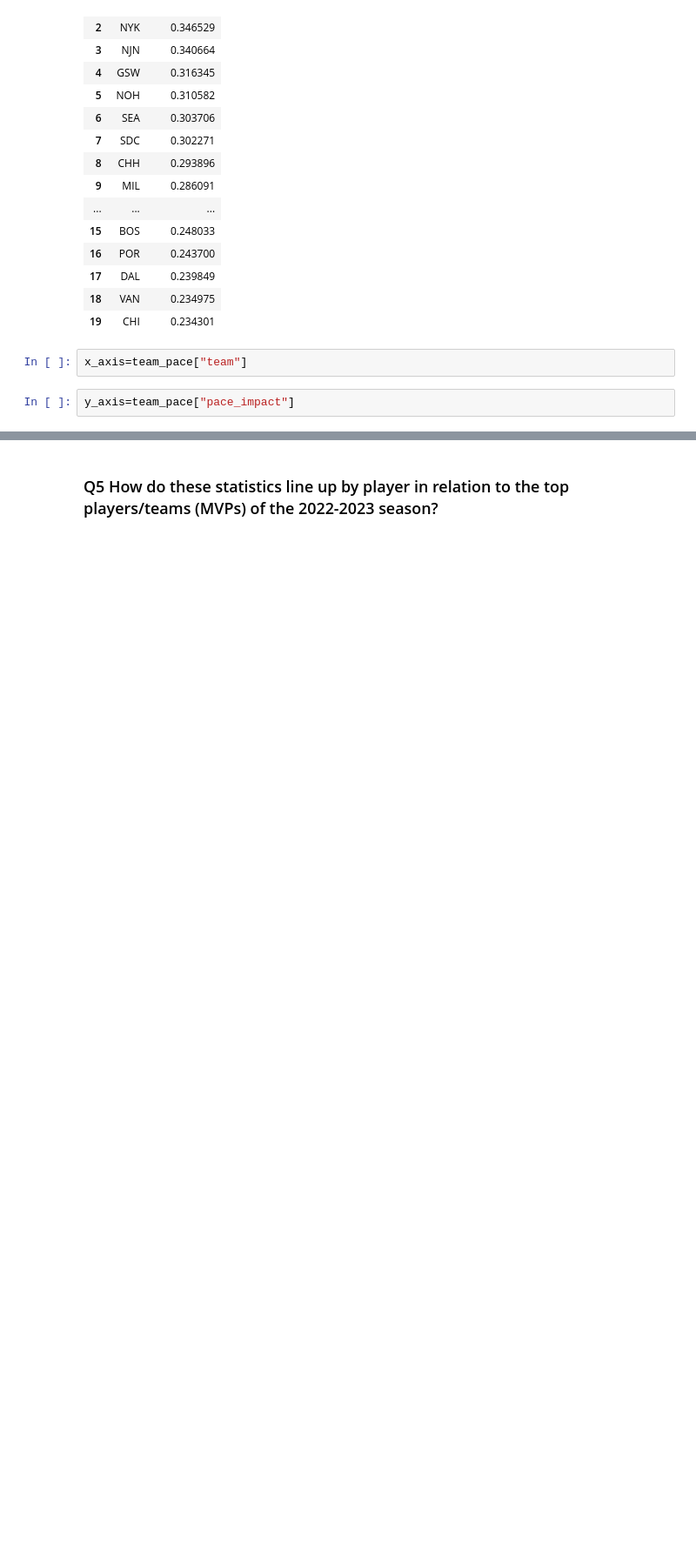
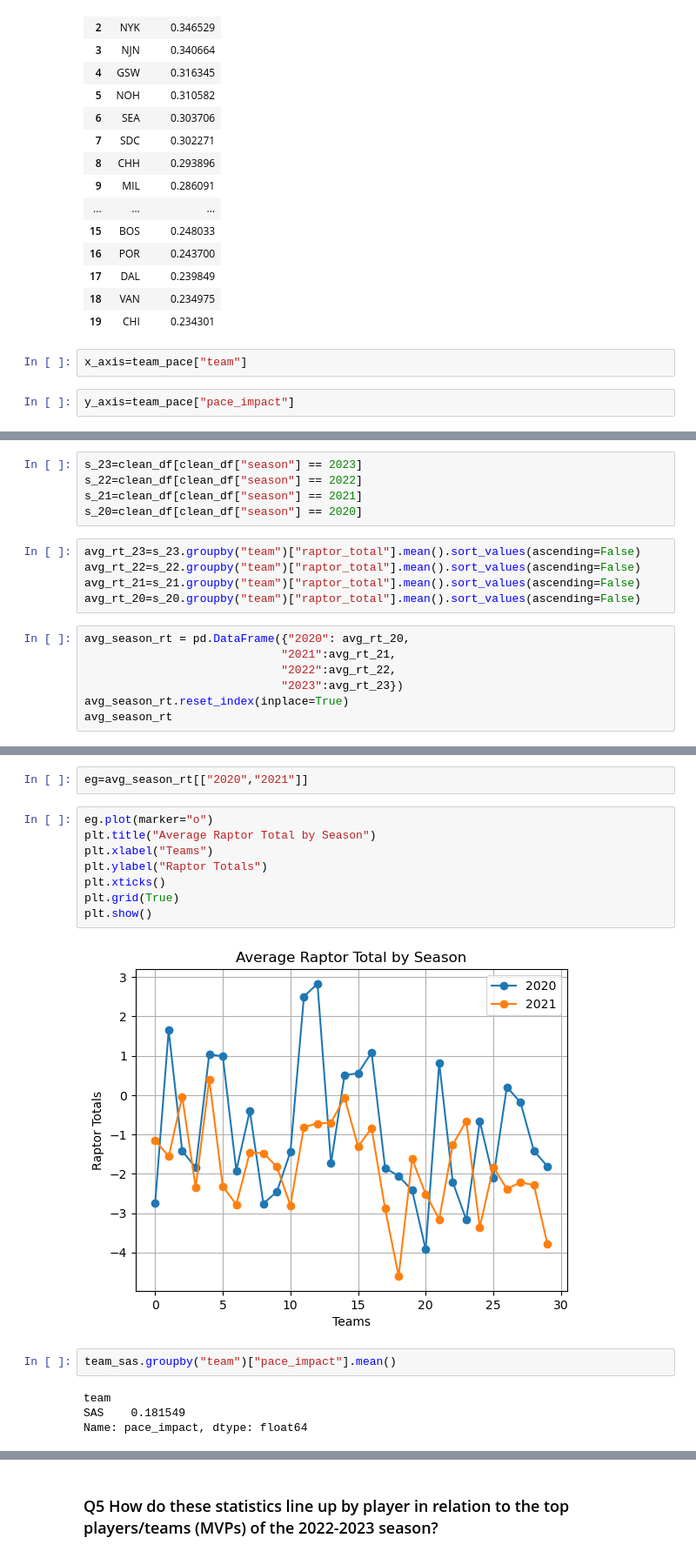
Before and after one commit to UzmaSayyeda/Project01, a Jupyter notebook: raptor_analysis_uzma.ipynb, the cells around one changed output, grey strips where cells are left out. Shown at 87% size. Saved outputs shown, nothing was run; the diff lists cells and outputs as text; blank space fills up the shorter version.

Commit message:
added avg summaries by team and seasons

```diff
--- a/raptor_analysis_uzma.ipynb
+++ b/raptor_analysis_uzma.ipynb
@@ -442,0 +481,17 @@ Name: pace_impact, dtype: float64
+# %%
+s_23=clean_df[clean_df["season"] == 2023]
+s_22=clean_df[clean_df["season"] == 2022]
+s_21=clean_df[clean_df["season"] == 2021]
+s_20=clean_df[clean_df["season"] == 2020]
+# %%
+avg_rt_23=s_23.groupby("team")["raptor_total"].mean().sort_values(ascending=False)
+avg_rt_22=s_22.groupby("team")["raptor_total"].mean().sort_values(ascending=False)
+avg_rt_21=s_21.groupby("team")["raptor_total"].mean().sort_values(ascending=False)
+avg_rt_20=s_20.groupby("team")["raptor_total"].mean().sort_values(ascending=False)
+# %%
+avg_season_rt = pd.DataFrame({"2020": avg_rt_20,
+                             "2021":avg_rt_21,
+                             "2022":avg_rt_22,
+                             "2023":avg_rt_23})
+avg_season_rt.reset_index(inplace=True)
+avg_season_rt
@@ -442,0 +516,18 @@ Name: pace_impact, dtype: float64
+# %%
+eg=avg_season_rt[["2020","2021"]]
+# %%
+eg.plot(marker="o")
+plt.title("Average Raptor Total by Season")
+plt.xlabel("Teams")
+plt.ylabel("Raptor Totals")
+plt.xticks()
+plt.grid(True)
+plt.show()
+# %% [output]
+[figure, added]
+# %%
+team_sas.groupby("team")["pace_impact"].mean()
+# %% [output]
+team
+SAS    0.181549
+Name: pace_impact, dtype: float64
```
Also changed, not shown: parts of 24 cells of this notebook.
